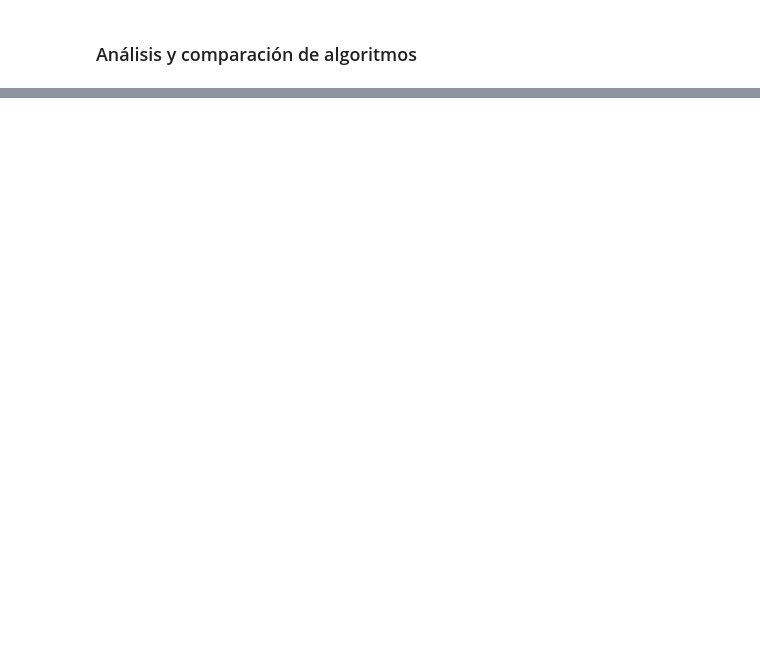
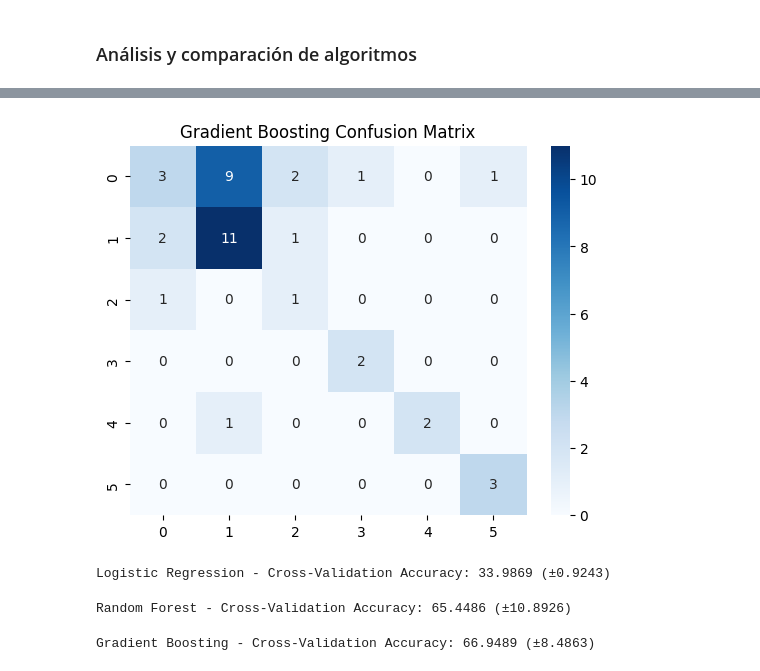
Before and after one commit to sva-alt/los-artificios-glass-dataset, a Jupyter notebook: glass.ipynb, the cells around one changed output, grey strips where cells are left out. Cells and saved outputs as stored; diff of their text form; code cells hidden in the pictures; blank space fills up the shorter version.

```diff
--- a/glass.ipynb
+++ b/glass.ipynb
@@ -279,0 +367,14 @@ Fe es menos asimétrica
+# %%
+name = "Gradient Boosting"
+GB_model = GradientBoostingClassifier(random_state=10)
+
+start = time()
+GB_model.fit(X_train, y_train)
+y_pred = GB_model.predict(X_test)
+t_elapsed = time() - start
+
+print(f"Model: {name}")
+print(f"Accuracy: {accuracy_score(y_test, y_pred):.4f}")
+print(f"Time: {t_elapsed:.4f} seconds")
+print(classification_report(y_test, y_pred))
+print("=" * 60)
@@ -281,0 +417,26 @@ Fe es menos asimétrica
+# %%
+y_pred = GB_model.predict(X_test)
+cm = confusion_matrix(y_test, y_pred)
+sns.heatmap(cm, annot=True, fmt='d', cmap='Blues')
+plt.title('Gradient Boosting Confusion Matrix')
+plt.show()
+# %% [output]
+[figure, added]
+# %%
+# Cross-validation on Logistic Regression
+lr_cv_scores = cross_val_score(LR_model, X, y, cv=6, scoring='accuracy')
+print(f"Logistic Regression - Cross-Validation Accuracy: {100 * lr_cv_scores.mean():.4f} (±{100 * lr_cv_scores.std():.4f})")
+# %% [output]
+Logistic Regression - Cross-Validation Accuracy: 33.9869 (±0.9243)
+# %%
+# Cross-validation on Random Forest
+rf_cv_scores = cross_val_score(RF_model, X, y, cv=6, scoring='accuracy')
+print(f"Random Forest - Cross-Validation Accuracy: {100 * rf_cv_scores.mean():.4f} (±{100 * rf_cv_scores.std():.4f})")
+# %% [output]
+Random Forest - Cross-Validation Accuracy: 65.4486 (±10.8926)
+# %%
+# Cross-validation on Gradient Boosting
+gb_cv_scores = cross_val_score(GB_model, X, y, cv=6, scoring='accuracy')
+print(f"Gradient Boosting - Cross-Validation Accuracy: {100 * gb_cv_scores.mean():.4f} (±{100 * gb_cv_scores.std():.4f})")
+# %% [output]
+Gradient Boosting - Cross-Validation Accuracy: 66.9489 (±8.4863)
```
Also changed, not shown: parts of 22 cells of this notebook.
